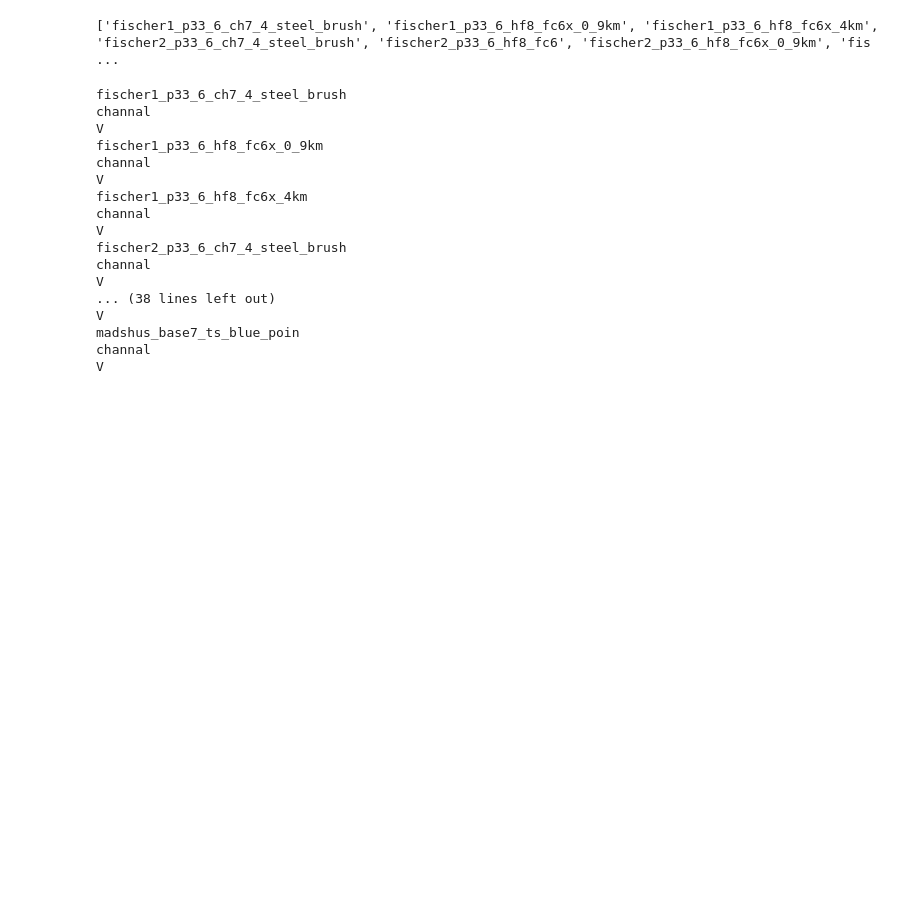
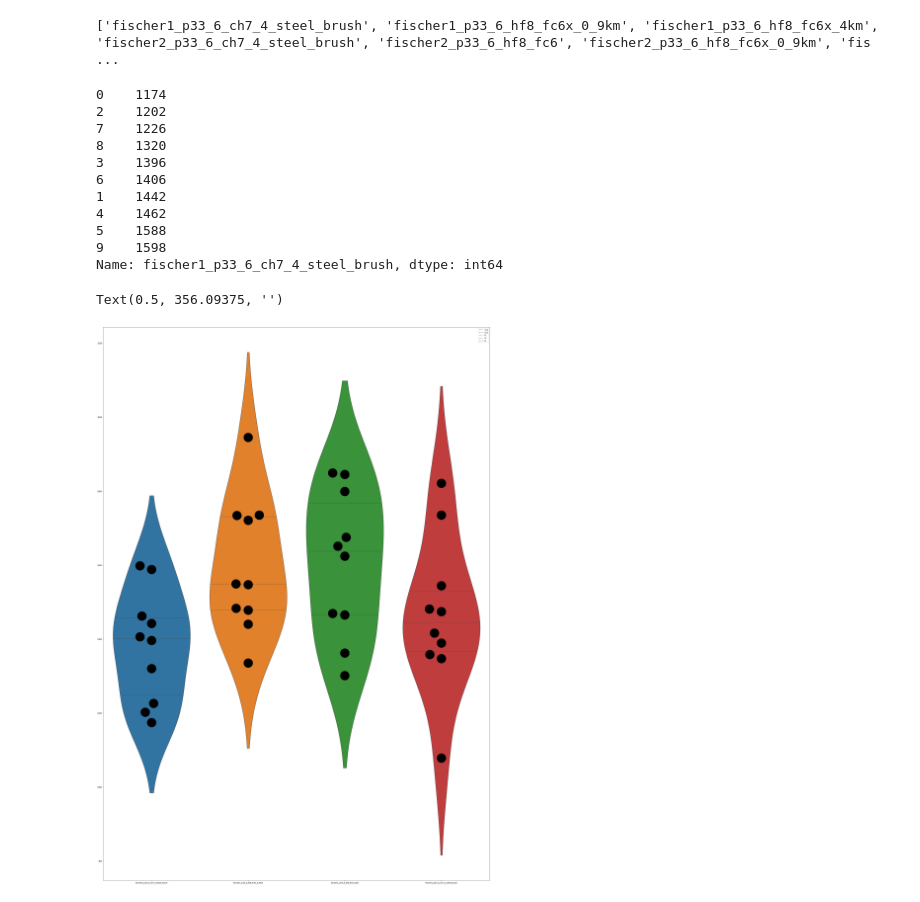
Before and after one commit to ahmadasmandar/jupyterfis, a Jupyter notebook: formattxt.ipynb, the cells around one changed output. Cells and saved outputs as stored; diff of their text form; code cells hidden in the pictures; blank space fills up the shorter version.

```diff
--- a/formattxt.ipynb
+++ b/formattxt.ipynb
@@ -199,24 +204,34 @@ for x in lstverhalt:
 print(delta_verhalt_name)
 # %% [output]
 ['fischer1_p33_6_ch7_4_steel_brush', 'fischer1_p33_6_hf8_fc6x_0_9km', 'fischer1_p33_6_hf8_fc6x_4km', 'fischer2_p33_6_ch7_4_steel_brush', 'fischer2_p33_6_hf8_fc6', 'fischer2_p33_6_hf8_fc6x_0_9km', 'fis ...
-# %%
-for x in verhaeltnis:
-    print(x)
-# %% [output]
-fischer1_p33_6_ch7_4_steel_brush
-channal
-V
-fischer1_p33_6_hf8_fc6x_0_9km
-channal
-V
-fischer1_p33_6_hf8_fc6x_4km
-channal
-V
-fischer2_p33_6_ch7_4_steel_brush
-channal
-V
-... (38 lines left out)
-V
-madshus_base7_ts_blue_poin
-channal
-V
+# %%
+#print(data_verhalt.head())
+for x in data_verhalt:
+    datatoplot=data_verhalt[x].sort_values();
+
+    print(datatoplot)
+    break;
+# fig, ax =plt.subplots()
+# ax.violinplot(data_verhalt.iloc[:,:])
+# plt.tight_layout();
+a4_dims = (29.7, 42.0)
+fig, ax = plt.subplots(figsize=a4_dims)
+sb.violinplot(data=data_verhalt.iloc[:,[0,1,2,3]], size=4, inner="quartiles",scale='count');
+sb.swarmplot(data=data_verhalt.iloc[:,[0,1,2,3]], size=50, color="k").set(xlabel=None);
+fig.tight_layout();
+plt.legend(('uv1', 'uv2', 'R','G','B'))
+plt.xlabel(None)
+# %% [output]
+0    1174
+2    1202
+7    1226
+8    1320
+3    1396
+6    1406
+1    1442
+4    1462
+5    1588
+9    1598
+Name: fischer1_p33_6_ch7_4_steel_brush, dtype: int64
+Text(0.5, 356.09375, '')
+[figure, added]
```
Also changed, not shown: parts of 5 cells of this notebook, 1 other file.
